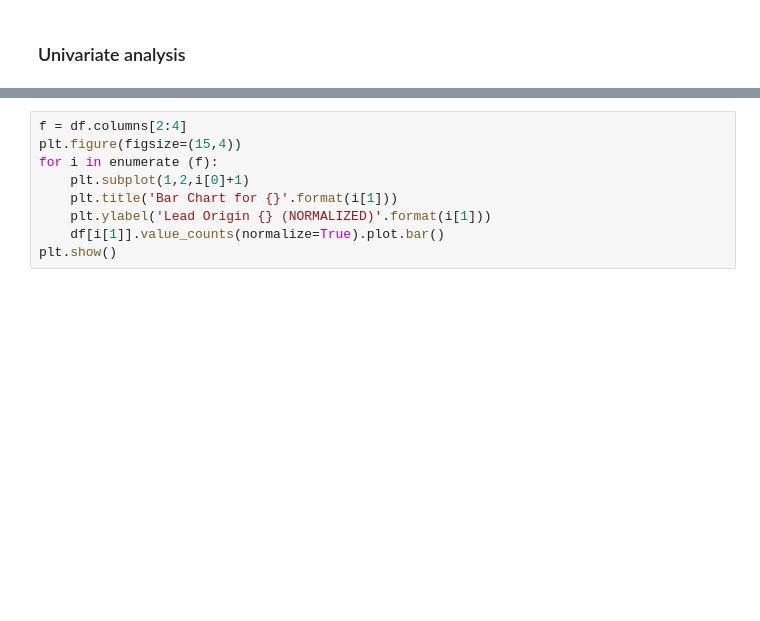
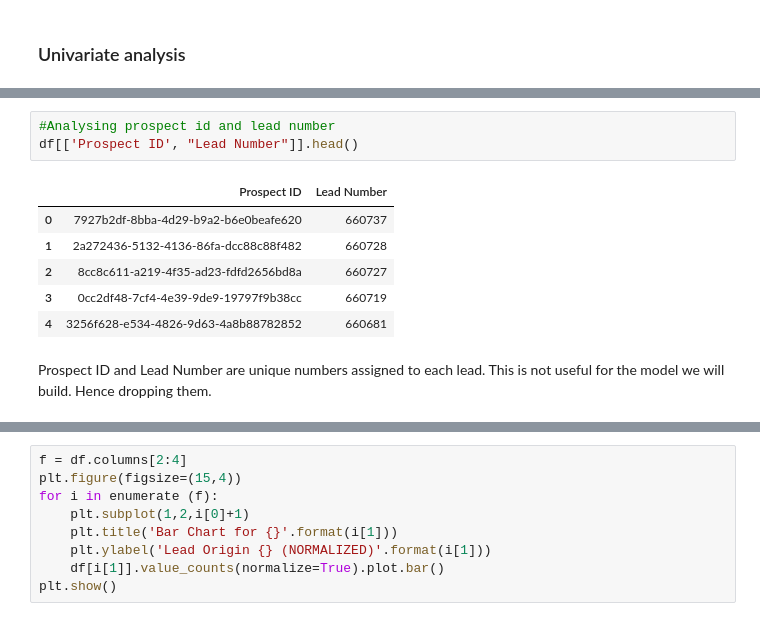
Before and after one commit to shaunakbatra/Project, a Jupyter notebook: Lead Scoring Case Study.ipynb, the cells around one changed output, grey strips where cells are left out. Cells and saved outputs as stored; diff of their text form; blank space fills up the shorter version.

```diff
--- a/Lead Scoring Case Study.ipynb
+++ b/Lead Scoring Case Study.ipynb
@@ -552,0 +582,12 @@ Series([], Name: Page Views Per Visit, dtype: int64)
+# %%
+#Analysing prospect id and lead number
+df[['Prospect ID', "Lead Number"]].head()
+# %% [output]
+|  | Prospect ID | Lead Number |
+| 0 | 7927b2df-8bba-4d29-b9a2-b6e0beafe620 | 660737 |
+| 1 | 2a272436-5132-4136-86fa-dcc88c88f482 | 660728 |
+| 2 | 8cc8c611-a219-4f35-ad23-fdfd2656bd8a | 660727 |
+| 3 | 0cc2df48-7cf4-4e39-9de9-19797f9b38cc | 660719 |
+| 4 | 3256f628-e534-4826-9d63-4a8b88782852 | 660681 |
+# %% [markdown]
+Prospect ID and Lead Number are unique numbers assigned to each lead. This is not useful for the model we will build. Hence dropping them.
```
Also changed, not shown: parts of 9 cells of this notebook.
